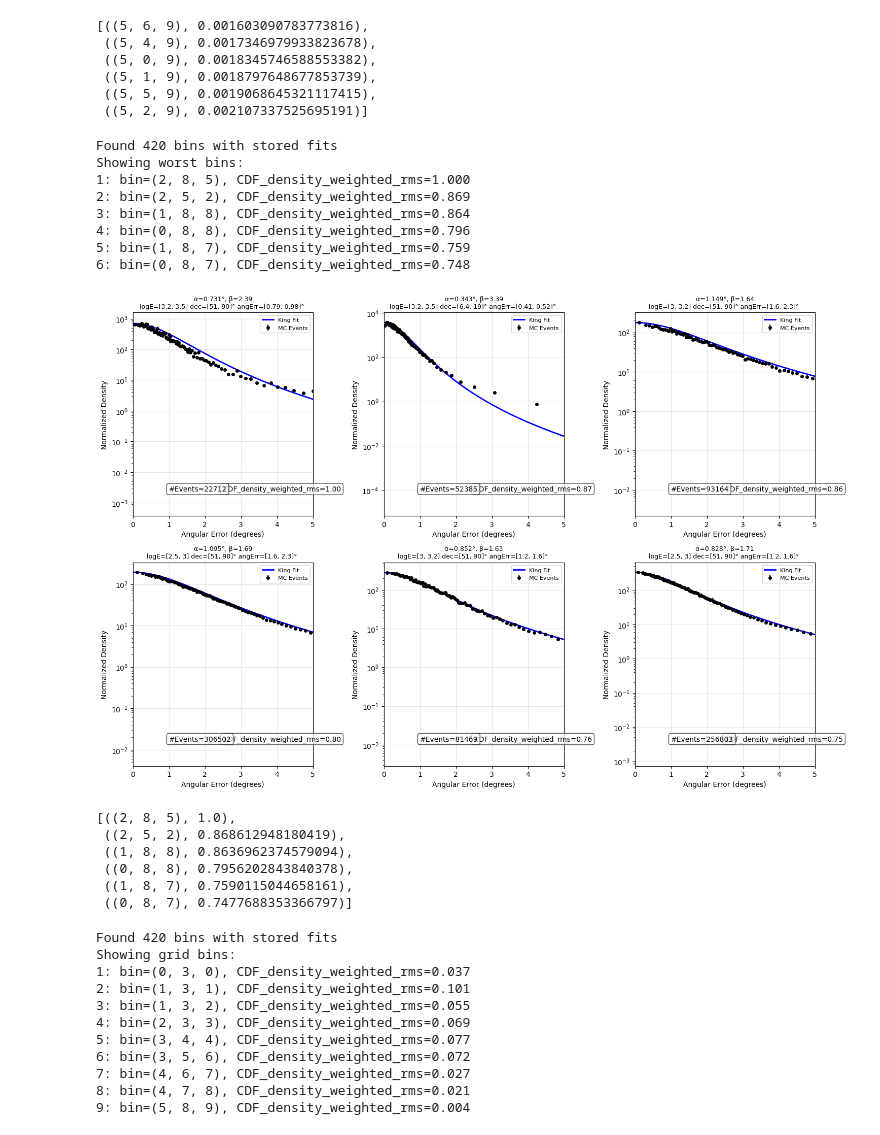
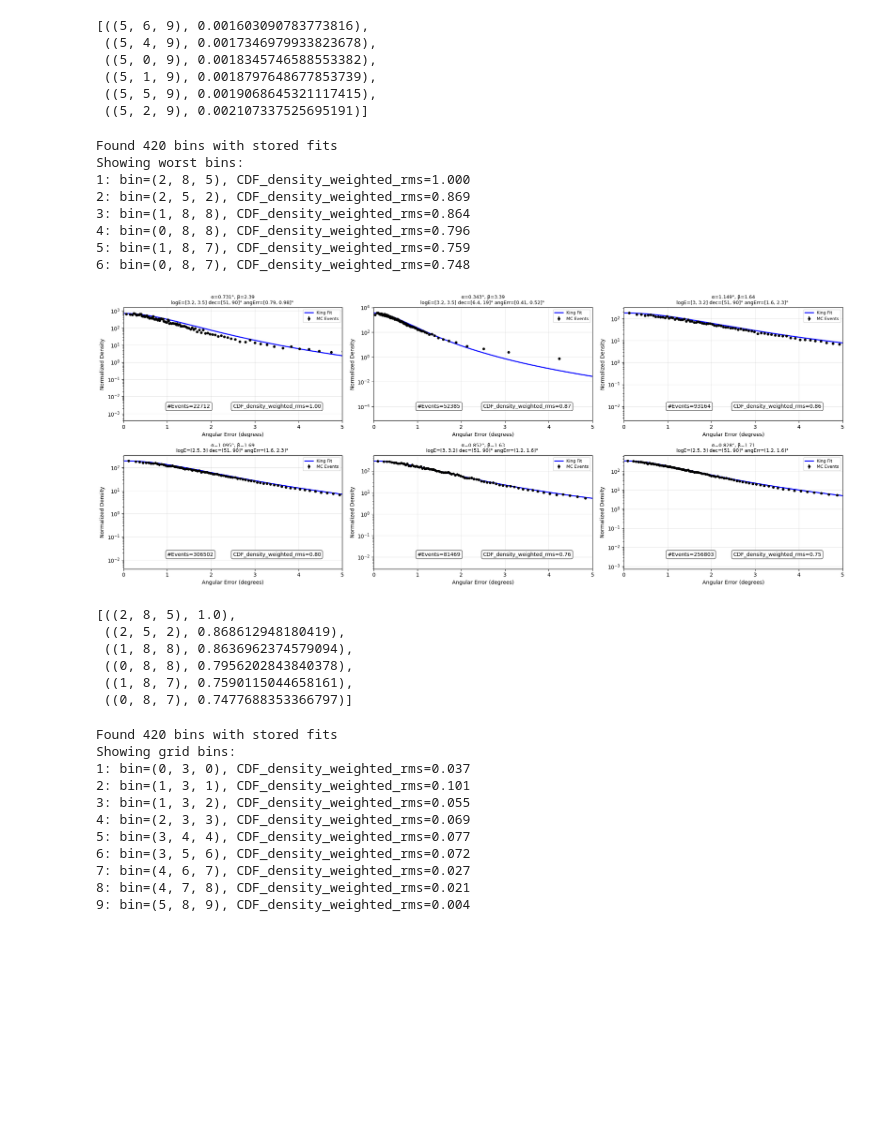
Before and after one commit to ElseSchnabele/kingmaker_fitting_parallization, a Jupyter notebook: likelihood_analysis/notebooks/setup_wrapper.ipynb, the cells around one changed output. Cells and saved outputs as stored; diff of their text form; code cells hidden in the pictures; blank space fills up the shorter version.

```diff
--- a/likelihood_analysis/notebooks/setup_wrapper.ipynb
+++ b/likelihood_analysis/notebooks/setup_wrapper.ipynb
@@ -573,23 +711,24 @@ Showing best bins:
 # %%
 fplt.plot_selected_fit_bins(
     fit_parameters,
     mode="worst",
     metric = 'CDF_density_weighted_rms',
     gamma_idx= gamma_idx,
     n_plots=6,
     minimum_counts=minimum_counts,
-    king_pdf = king_wrapper.king_pdf
+    king_pdf = king_wrapper.king_pdf,
+    figsize = (20, 8)
 )
 # %% [output]
 Found 420 bins with stored fits
 Showing worst bins:
 1: bin=(2, 8, 5), CDF_density_weighted_rms=1.000
 2: bin=(2, 5, 2), CDF_density_weighted_rms=0.869
 3: bin=(1, 8, 8), CDF_density_weighted_rms=0.864
 4: bin=(0, 8, 8), CDF_density_weighted_rms=0.796
 5: bin=(1, 8, 7), CDF_density_weighted_rms=0.759
 6: bin=(0, 8, 7), CDF_density_weighted_rms=0.748
-[figure, old version]
+[figure, new version]
 [((2, 8, 5), 1.0),
  ((2, 5, 2), 0.868612948180419),
  ((1, 8, 8), 0.8636962374579094),
```
Also changed, not shown: parts of 10 cells of this notebook, 14 other files.
